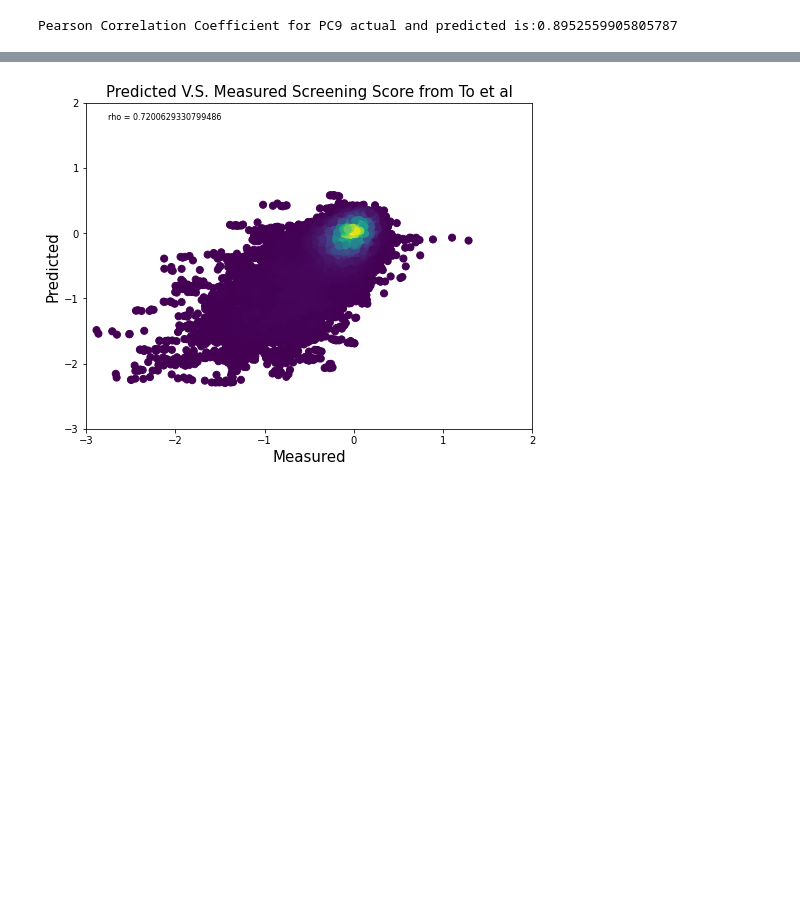
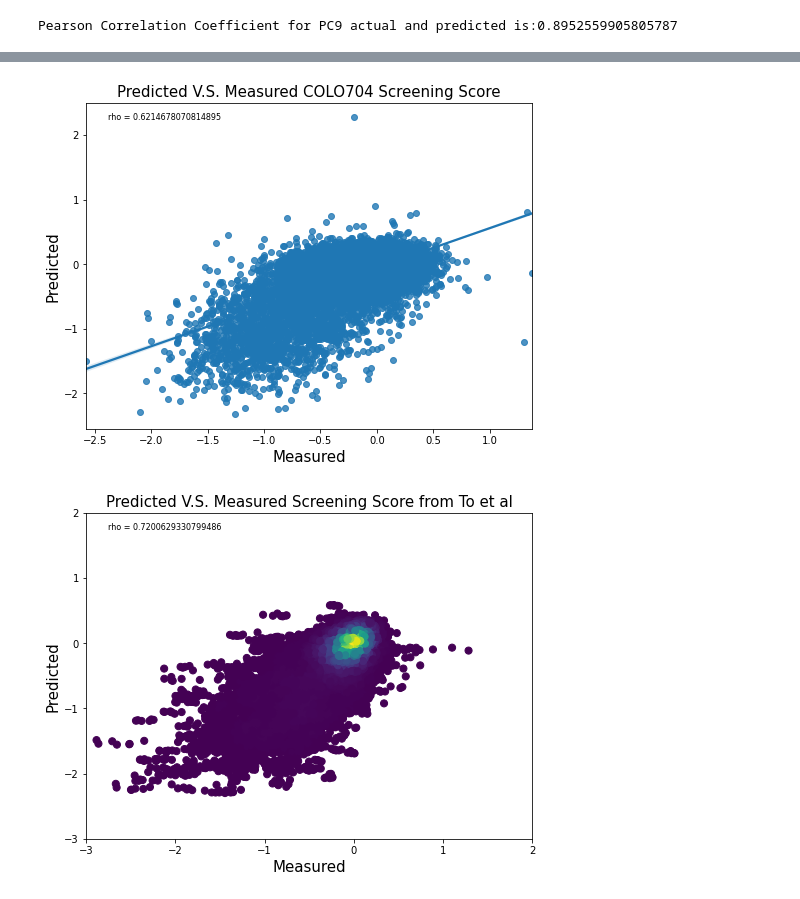
Before and after one commit to pritchardlabatpsu/cga_app, a Jupyter notebook: notebooks/R9-external_corr_venn_plot-YR.ipynb, the cells around one changed output, grey strips where cells are left out. Cells and saved outputs as stored; diff of their text form; code cells hidden in the pictures; blank space fills up the shorter version.

```diff
--- a/notebooks/R9-external_corr_venn_plot-YR.ipynb
+++ b/notebooks/R9-external_corr_venn_plot-YR.ipynb
@@ -61,3 +83,15 @@ Pearson Correlation Coefficient for PC9 actual and predicted is:0.89525599058057
+# %%
+### Plot scatter plot
+fig, ax = plt.subplots()
+fig.set_size_inches(8, 6)
+ax = sns.regplot(x='actual', y='predicted',data = df_colo704)
+corr = pearsonr(df_colo704['actual'], df_colo704['predicted'])[0]
+ax.text(0.05,0.95,'rho = '+str(corr),transform=ax.transAxes,fontsize = 8) #add text
+ax.set_title('Predicted V.S. Measured COLO704 Screening Score', fontsize = 15)
+ax.set_xlabel('Measured', fontsize=15);ax.set_ylabel('Predicted', fontsize=15)
+# plt.savefig('COLO704_exp_pred.pdf')
+# %% [output]
+[figure, added]
 # %%
 # To
 #------
```
Also changed, not shown: parts of 4 cells of this notebook, 6 other files.
